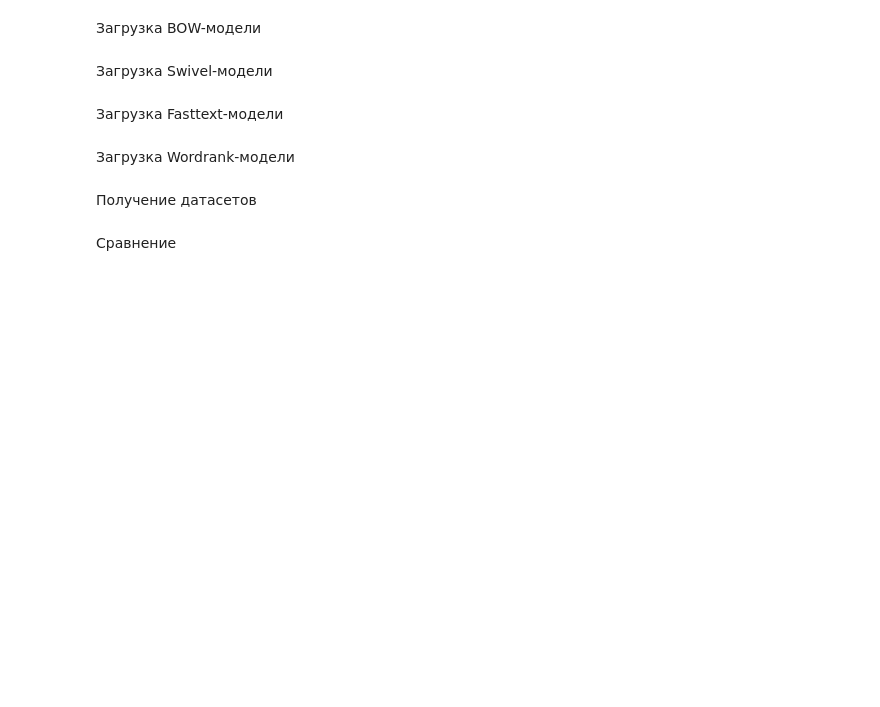
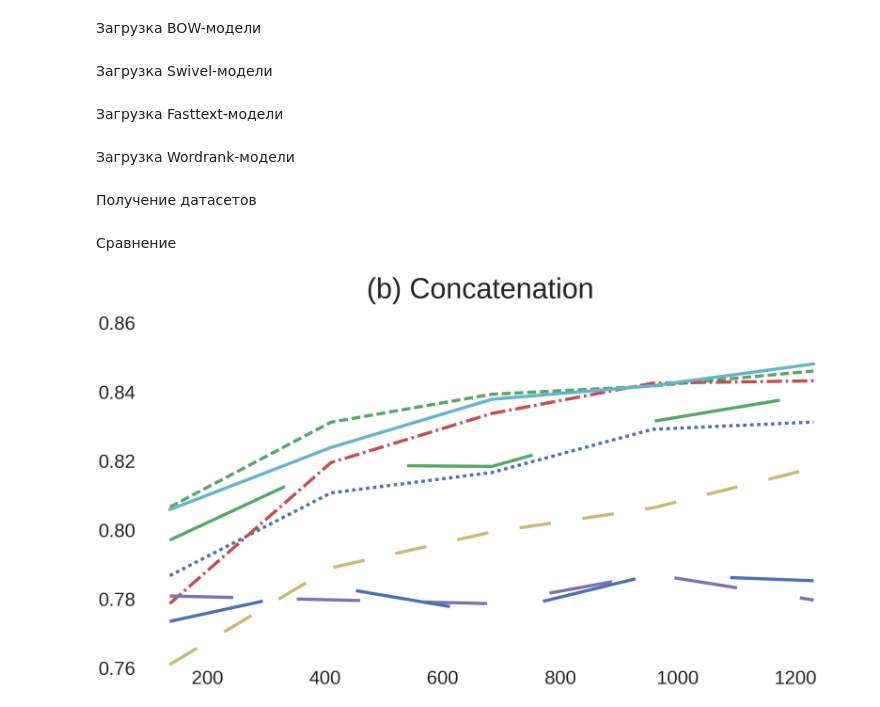
Before and after one commit to bakarov/2ch2vec, a Jupyter notebook: 2ch_concat.ipynb, the cells around one changed output. Drawn from its saved outputs; the diff is of its cells as text; code cells hidden in the pictures; blank space fills up the shorter version.

```diff
--- a/2ch_concat.ipynb
+++ b/2ch_concat.ipynb
@@ -169,41 +169,49 @@ for i, m in df.iterrows():
 Сравнение
 # %%
 def set_plt_params():
-    title_font = {'size':'30', 'color':'black', 'weight':'normal',
+    title_font = {'size':'80', 'color':'black', 'weight':'normal',
                   'verticalalignment':'bottom'}
-    axis_font = {'size':'30'}
-
+    axis_font = {'size':'80'}
     plt.figure(figsize=(40, 20))
-    plt.xlabel('Training examples', **axis_font)
-    plt.ylabel('Score',  **axis_font)
-    plt.tick_params(labelsize=30)
+    #plt.xlabel('Training examples in cross-validation', **axis_font)
+    #plt.ylabel('F1-Score',  **axis_font)
+    plt.suptitle('(b) Concatenation', fontsize=90)
+    plt.grid(False)
+    plt.axes(frameon = 0)
+    plt.tick_params(labelsize=60)
+    plt.ylim([0.76, 0.86])
+    #plt.setp(fontsize='large')
+    #seaborn.despine()
 # %%
 set_plt_params()
 results = []
 
+seaborn.set_style('white', {'grid' : False})
+
 for X, name, lstyle in [(glove_vectors, 'Glove', 'dotted'),
                 (word2vec_vectors, 'Word2Vec', 'dashed'),
                 (wang2vec_vectors, 'Wang2Vec', 'dashdot'),
-                (w2vf_vectors, 'Word2Vec-f',  (0, (20,10))),
+                (w2vf_vectors, 'Word2Vec-f',  (0, (20,20))),
                 (adagram_vectors, 'Adagram', (0,(10,10))),
                 (ft_vectors, 'FastText','solid'),
-                (bow_vectors, 'Bag of Words',(0,(30,10))),
-                (swivel_vectors, 'Swivel',(0,(40,10))),
+                (bow_vectors, 'TF-IDF',(0,(30,30))),
+                (swivel_vectors, 'Swivel',(0,(40,40))),
                 ]:
-    #estimator = SVC(C = 0.01, kernel = 'linear')
     estimator = KNeighborsClassifier(n_neighbors = 3)
-    cv = ShuffleSplit(n_splits=20, test_size=0.1, random_state=0)
+    cv = ShuffleSplit(n_splits=10, test_size=0.1, random_state=0)
     train_sizes=np.linspace(0.1, 0.9, 5)
     train_sizes, train_scores, test_scores = learning_curve(estimator, X, Y, cv=cv, train_sizes=train_sizes)
     train_scores_mean = np.mean(train_scores, axis=1)
     train_scores_std = np.std(train_scores, axis=1)
     test_scores_mean = np.mean(test_scores, axis=1)
     test_scores_std = np.std(test_scores, axis=1)
-    results.append({'model' : name, 'score' : train_scores_mean[-1]})
-    plt.plot(train_sizes, train_scores_mean, label=name, linewidth=5, linestyle=lstyle)
+    results.append({'model' : name, 'score' : train_scores_mean})
+    plt.plot(train_sizes, train_scores_mean, label=name, linewidth=10, linestyle=lstyle)
 
-plt.legend(loc="upper left", bbox_to_anchor=(1,1), prop={'size':30})
-plt.savefig('classifiers.png', bbox_inches='tight')
+#plt.legend(loc="upper left", bbox_to_anchor=(1,1), prop={'size':30})
+plt.savefig('classifiers_concat.png', bbox_inches='tight')
 plt.show()
+# %% [output]
+[figure, added]
 # %%
 results
```
Also changed, not shown: parts of 1 cell of this notebook.
